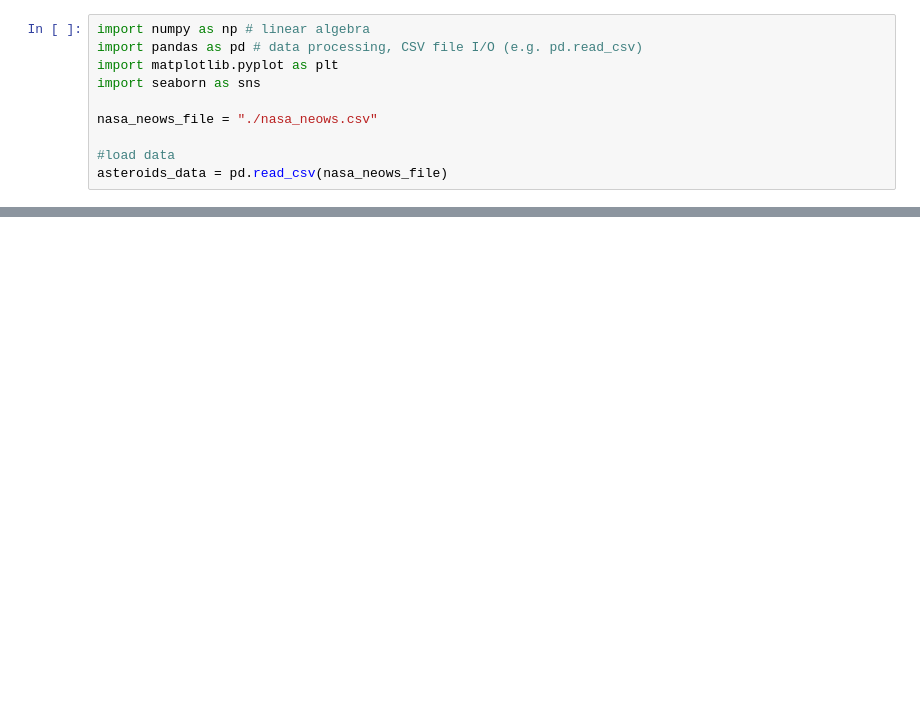
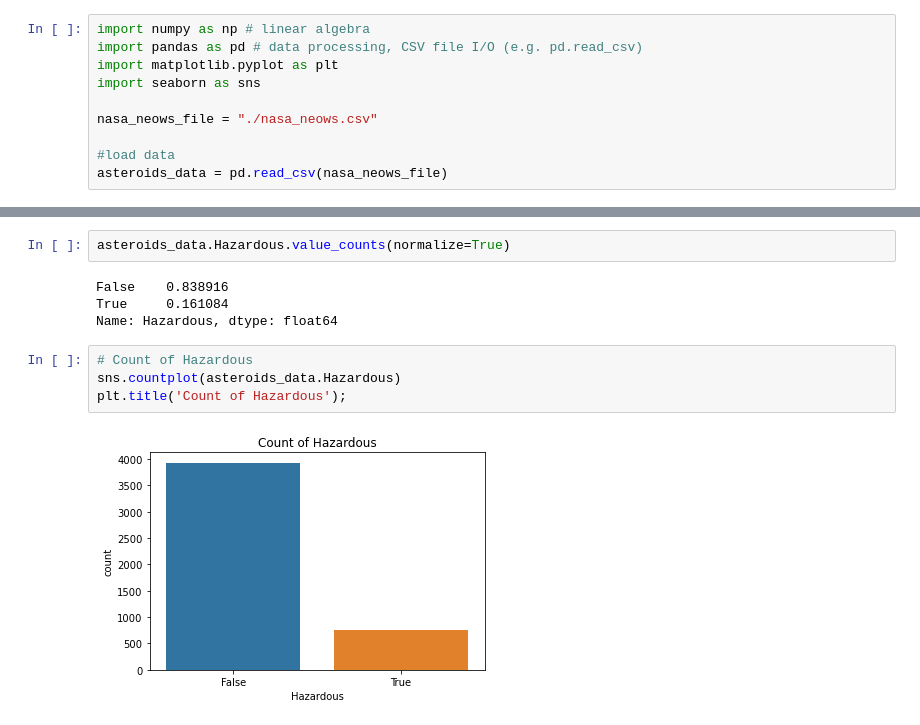
Before and after one commit to Wdong04/data_grad_proj, a Jupyter notebook: main.ipynb, the cells around one changed output, grey strips where cells are left out. Saved outputs shown, nothing was run; the diff lists cells and outputs as text; blank space fills up the shorter version.

```diff
--- a/main.ipynb
+++ b/main.ipynb
@@ -16,0 +86,12 @@ asteroids_data.head(100)
+# %%
+asteroids_data.Hazardous.value_counts(normalize=True)
+# %% [output]
+False    0.838916
+True     0.161084
+Name: Hazardous, dtype: float64
+# %%
+# Count of Hazardous
+sns.countplot(asteroids_data.Hazardous)
+plt.title('Count of Hazardous');
+# %% [output]
+[figure, added]
```
Also changed, not shown: parts of 8 cells of this notebook.
